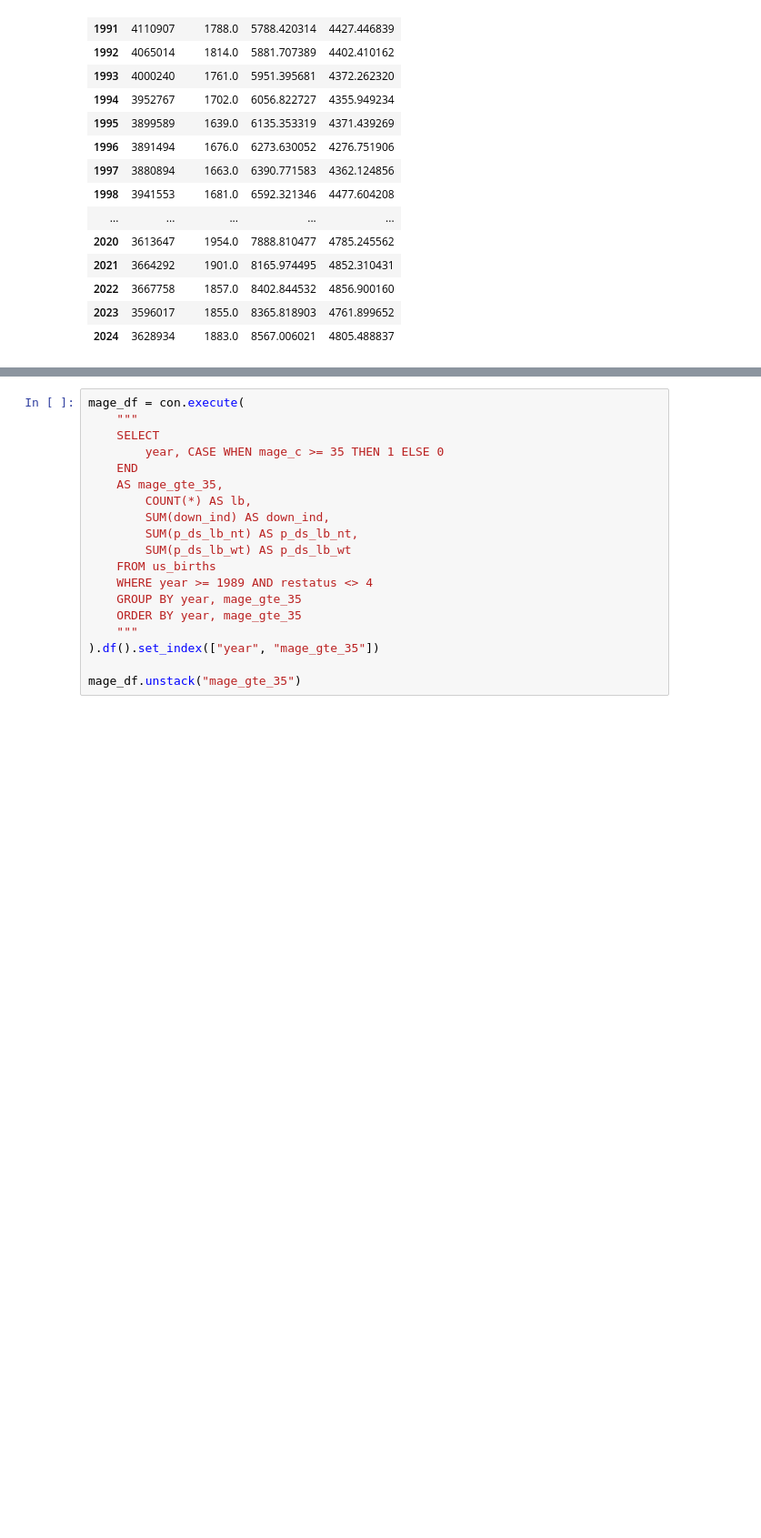
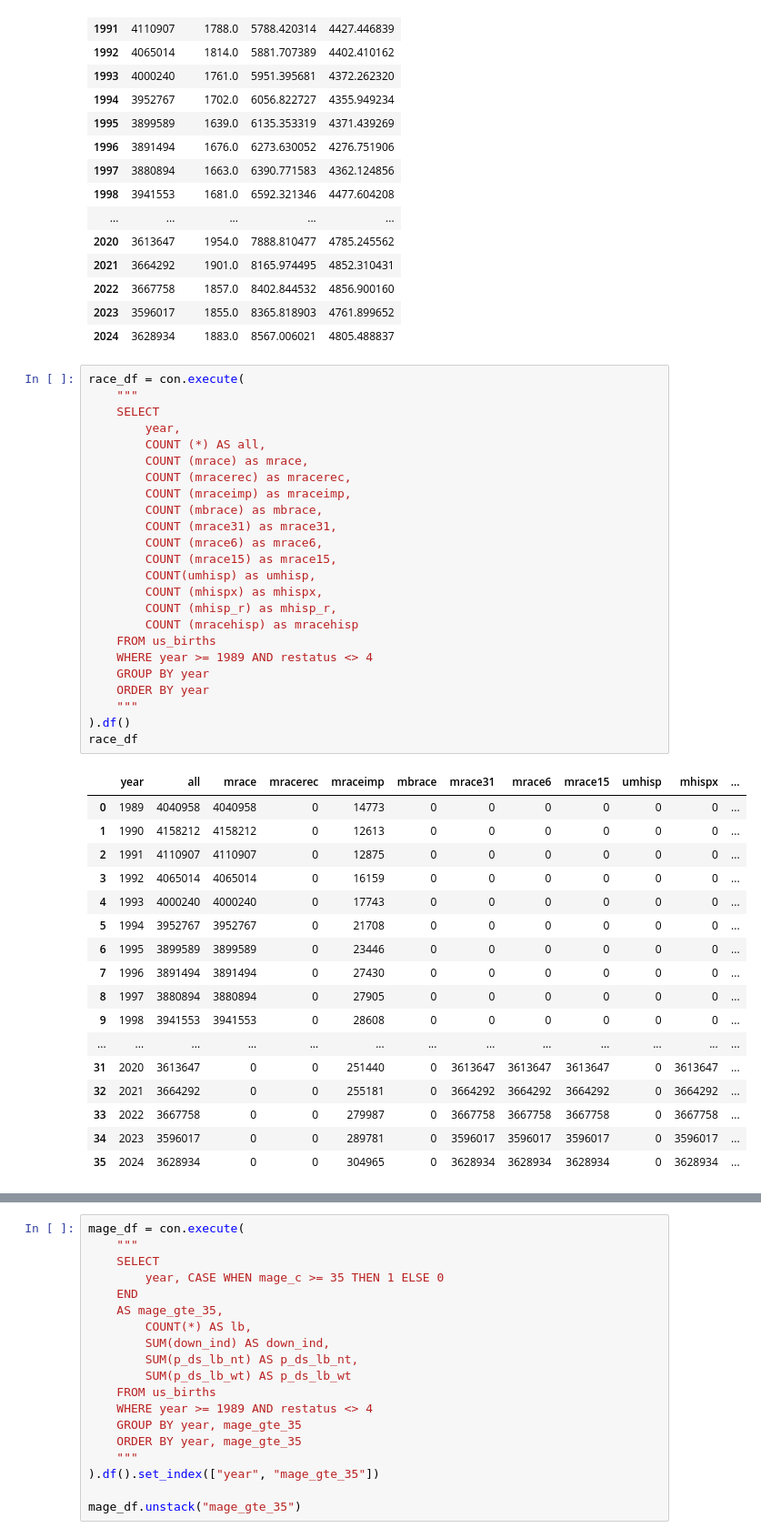
Before and after one commit to frankbuckley/ds-births-populations, a Jupyter notebook: projects/us-birth-certificates/notes.ipynb, the cells around one changed output, grey strips where cells are left out. Shown at 91% size. Saved outputs shown, nothing was run; the diff lists cells and outputs as text; blank space fills up the shorter version.

```diff
--- a/projects/us-birth-certificates/notes.ipynb
+++ b/projects/us-birth-certificates/notes.ipynb
@@ -53,3 +53,45 @@ births_df
 | 2022 | 3667758 | 1857.0 | 8402.844532 | 4856.900160 |
 | 2023 | 3596017 | 1855.0 | 8365.818903 | 4761.899652 |
 | 2024 | 3628934 | 1883.0 | 8567.006021 | 4805.488837 |
+# %%
+race_df = con.execute(
+    """
+    SELECT
+        year,
+        COUNT (*) AS all,
+        COUNT (mrace) as mrace,
+        COUNT (mracerec) as mracerec,
+        COUNT (mraceimp) as mraceimp,
+        COUNT (mbrace) as mbrace,
+        COUNT (mrace31) as mrace31,
+        COUNT (mrace6) as mrace6,
+        COUNT (mrace15) as mrace15,
+        COUNT(umhisp) as umhisp,
+        COUNT (mhispx) as mhispx,
+        COUNT (mhisp_r) as mhisp_r,
+        COUNT (mracehisp) as mracehisp
+    FROM us_births
+    WHERE year >= 1989 AND restatus <> 4
+    GROUP BY year
+    ORDER BY year
+    """
+).df()
+race_df
+# %% [output]
+|  | year | all | mrace | mracerec | mraceimp | mbrace | mrace31 | mrace6 | mrace15 | umhisp | mhispx | ... |
+| 0 | 1989 | 4040958 | 4040958 | 0 | 14773 | 0 | 0 | 0 | 0 | 0 | 0 | ... |
+| 1 | 1990 | 4158212 | 4158212 | 0 | 12613 | 0 | 0 | 0 | 0 | 0 | 0 | ... |
+| 2 | 1991 | 4110907 | 4110907 | 0 | 12875 | 0 | 0 | 0 | 0 | 0 | 0 | ... |
+| 3 | 1992 | 4065014 | 4065014 | 0 | 16159 | 0 | 0 | 0 | 0 | 0 | 0 | ... |
+| 4 | 1993 | 4000240 | 4000240 | 0 | 17743 | 0 | 0 | 0 | 0 | 0 | 0 | ... |
+| 5 | 1994 | 3952767 | 3952767 | 0 | 21708 | 0 | 0 | 0 | 0 | 0 | 0 | ... |
+| 6 | 1995 | 3899589 | 3899589 | 0 | 23446 | 0 | 0 | 0 | 0 | 0 | 0 | ... |
+| 7 | 1996 | 3891494 | 3891494 | 0 | 27430 | 0 | 0 | 0 | 0 | 0 | 0 | ... |
+| 8 | 1997 | 3880894 | 3880894 | 0 | 27905 | 0 | 0 | 0 | 0 | 0 | 0 | ... |
+| 9 | 1998 | 3941553 | 3941553 | 0 | 28608 | 0 | 0 | 0 | 0 | 0 | 0 | ... |
+| ... | ... | ... | ... | ... | ... | ... | ... | ... | ... | ... | ... | ... |
+| 31 | 2020 | 3613647 | 0 | 0 | 251440 | 0 | 3613647 | 3613647 | 3613647 | 0 | 3613647 | ... |
+| 32 | 2021 | 3664292 | 0 | 0 | 255181 | 0 | 3664292 | 3664292 | 3664292 | 0 | 3664292 | ... |
+| 33 | 2022 | 3667758 | 0 | 0 | 279987 | 0 | 3667758 | 3667758 | 3667758 | 0 | 3667758 | ... |
+| 34 | 2023 | 3596017 | 0 | 0 | 289781 | 0 | 3596017 | 3596017 | 3596017 | 0 | 3596017 | ... |
+| 35 | 2024 | 3628934 | 0 | 0 | 304965 | 0 | 3628934 | 3628934 | 3628934 | 0 | 3628934 | ... |
```
Also changed, not shown: parts of 4 cells of this notebook.
